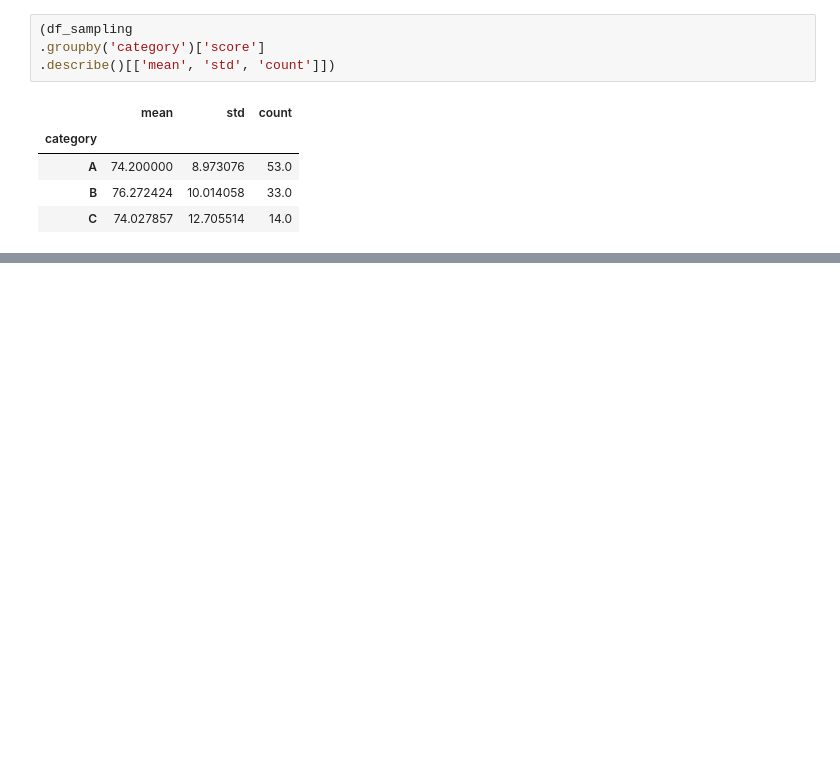
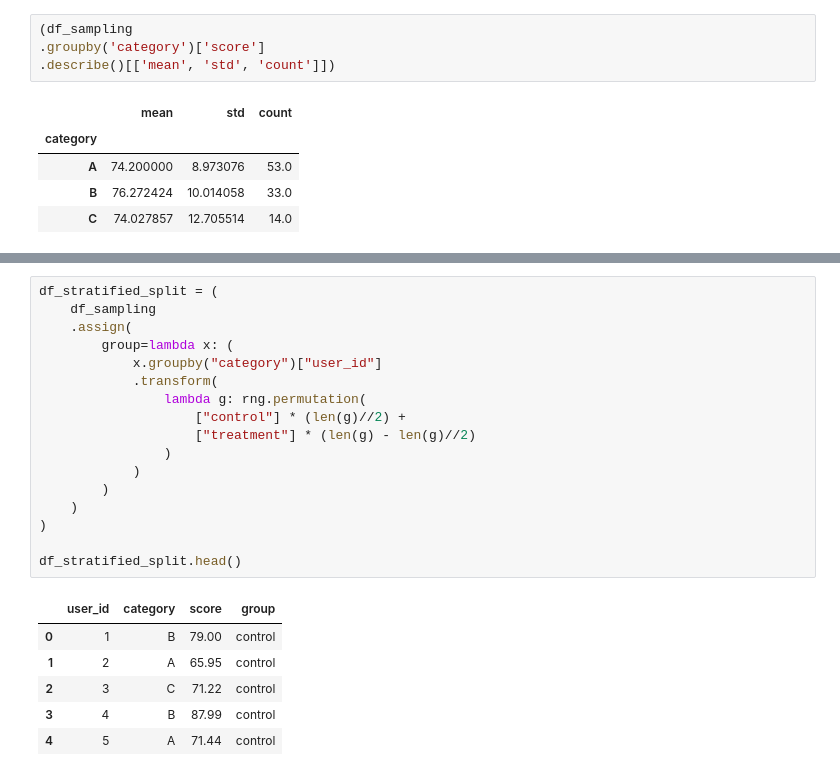
Before and after one commit to karamian-ani/data_analytics_with_python, a Jupyter notebook: notebooks/12_ab_testing_theory.ipynb, the cells around one changed output, grey strips where cells are left out. Drawn from its saved outputs; the diff is of its cells as text; blank space fills up the shorter version.

```diff
--- a/notebooks/12_ab_testing_theory.ipynb
+++ b/notebooks/12_ab_testing_theory.ipynb
@@ -123,0 +182,24 @@ stratified_sampling.head()
+# %%
+df_stratified_split = (
+    df_sampling
+    .assign(
+        group=lambda x: (
+            x.groupby("category")["user_id"]
+            .transform(
+                lambda g: rng.permutation(
+                    ["control"] * (len(g)//2) +
+                    ["treatment"] * (len(g) - len(g)//2)
+                )
+            )
+        )
+    )
+)
+
+df_stratified_split.head()
+# %% [output]
+|  | user_id | category | score | group |
+| 0 | 1 | B | 79.00 | control |
+| 1 | 2 | A | 65.95 | control |
+| 2 | 3 | C | 71.22 | control |
+| 3 | 4 | B | 87.99 | control |
+| 4 | 5 | A | 71.44 | control |
```
Also changed, not shown: parts of 41 cells of this notebook.
